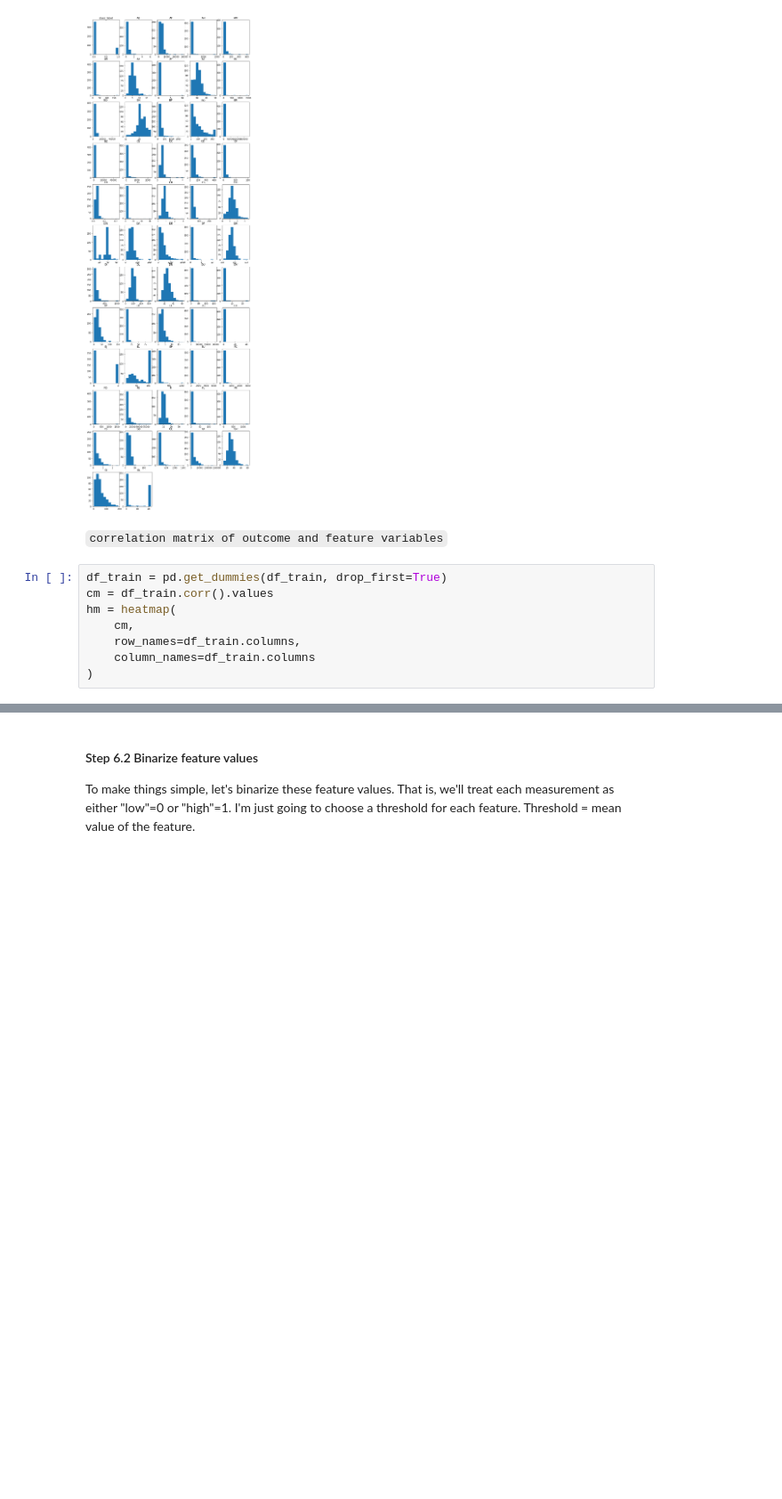
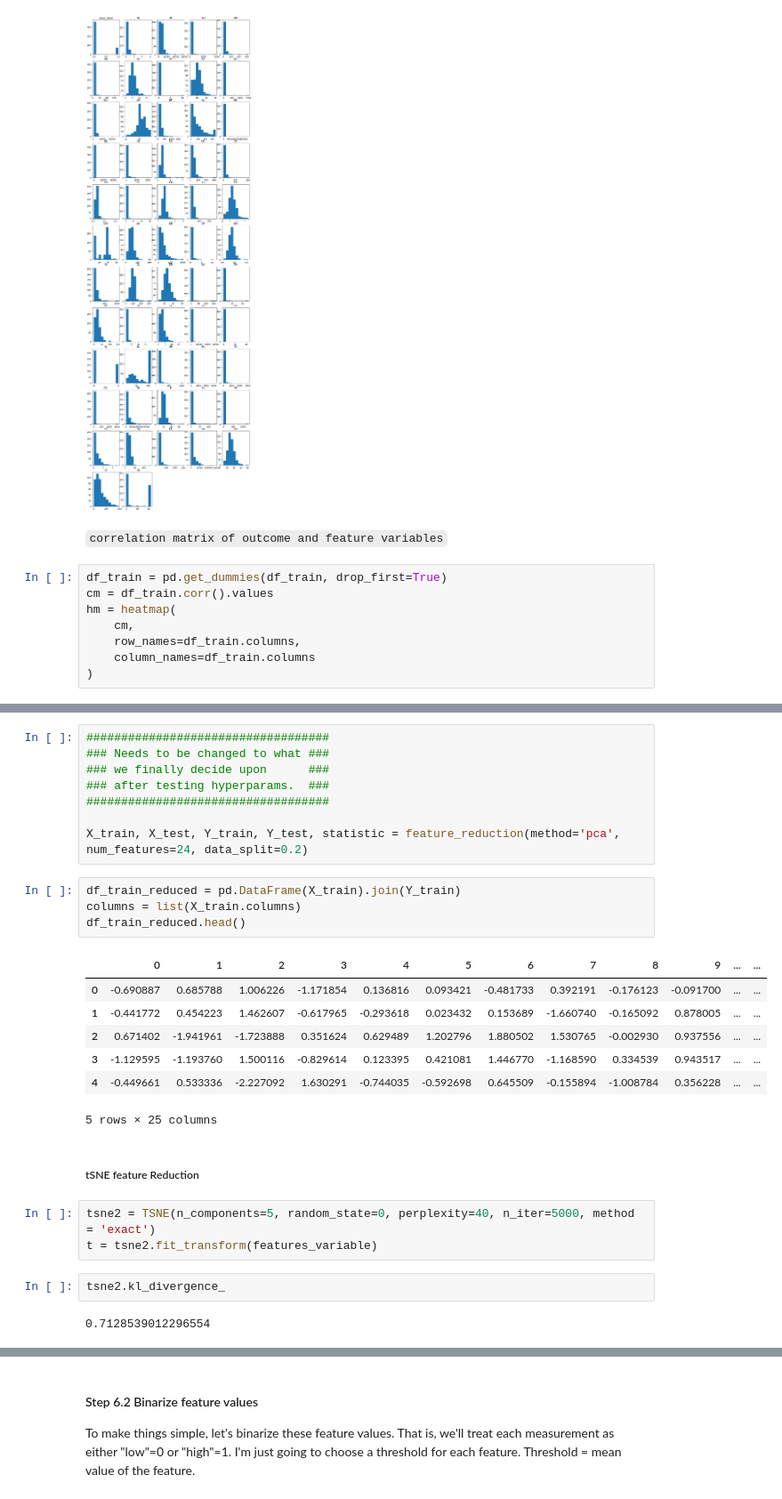
Before and after one commit to rennsport/mids-207-project, a Jupyter notebook: wip/EDA_Megan.ipynb, the cells around one changed output, grey strips where cells are left out. Shown at 89% size. Drawn from its saved outputs; the diff is of its cells as text; blank space fills up the shorter version.

```diff
--- a/wip/EDA_Megan.ipynb
+++ b/wip/EDA_Megan.ipynb
@@ -507,0 +618,29 @@ hm = heatmap(
+# %%
+###################################
+### Needs to be changed to what ###
+### we finally decide upon      ###
+### after testing hyperparams.  ###
+###################################
+
+X_train, X_test, Y_train, Y_test, statistic = feature_reduction(method='pca', num_features=24, data_split=0.2)
+# %%
+df_train_reduced = pd.DataFrame(X_train).join(Y_train)
+columns = list(X_train.columns)
+df_train_reduced.head()
+# %% [output]
+|  | 0 | 1 | 2 | 3 | 4 | 5 | 6 | 7 | 8 | 9 | ... | ... |
+| 0 | -0.690887 | 0.685788 | 1.006226 | -1.171854 | 0.136816 | 0.093421 | -0.481733 | 0.392191 | -0.176123 | -0.091700 | ... | ... |
+| 1 | -0.441772 | 0.454223 | 1.462607 | -0.617965 | -0.293618 | 0.023432 | 0.153689 | -1.660740 | -0.165092 | 0.878005 | ... | ... |
+| 2 | 0.671402 | -1.941961 | -1.723888 | 0.351624 | 0.629489 | 1.202796 | 1.880502 | 1.530765 | -0.002930 | 0.937556 | ... | ... |
+| 3 | -1.129595 | -1.193760 | 1.500116 | -0.829614 | 0.123395 | 0.421081 | 1.446770 | -1.168590 | 0.334539 | 0.943517 | ... | ... |
+| 4 | -0.449661 | 0.533336 | -2.227092 | 1.630291 | -0.744035 | -0.592698 | 0.645509 | -0.155894 | -1.008784 | 0.356228 | ... | ... |
+5 rows × 25 columns
+# %% [markdown]
+##### tSNE feature Reduction
+# %%
+tsne2 = TSNE(n_components=5, random_state=0, perplexity=40, n_iter=5000, method = 'exact')
+t = tsne2.fit_transform(features_variable)
+# %%
+tsne2.kl_divergence_
+# %% [output]
+0.7128539012296554
```
Also changed, not shown: parts of 26 cells of this notebook.
